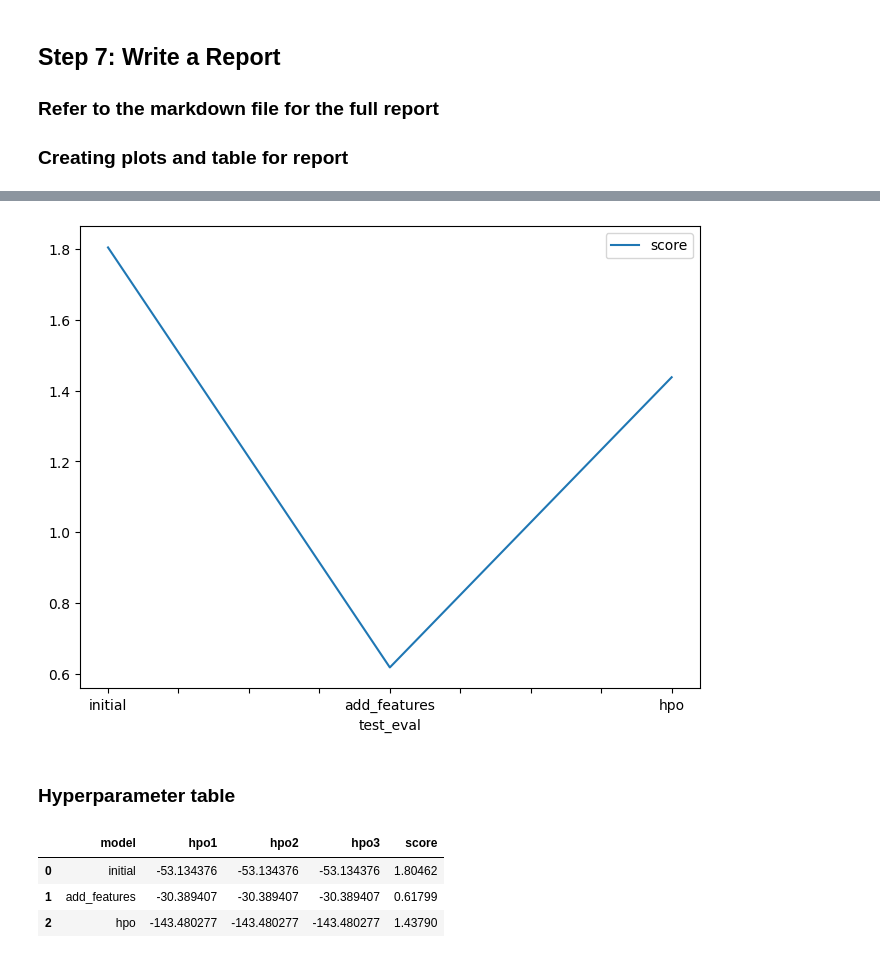
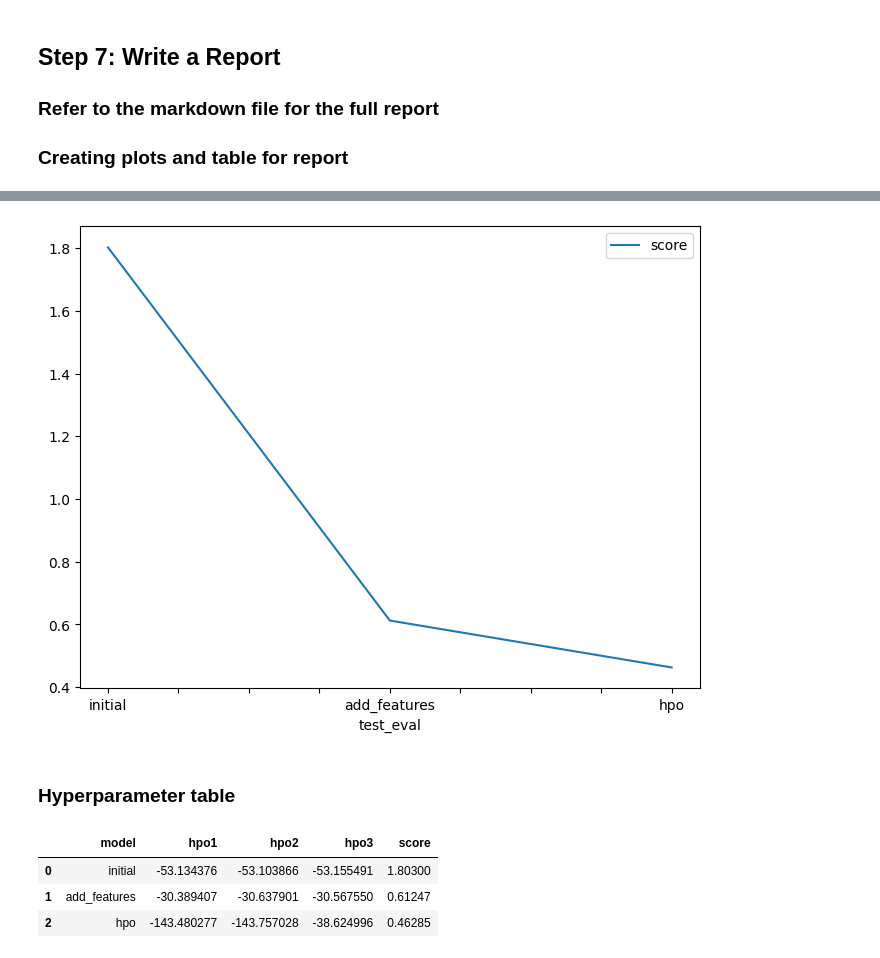
Before and after one commit to aida-hm/cd0385-project-starter, a Jupyter notebook: project1.ipynb, the cells around one changed output, grey strips where cells are left out. Cells and saved outputs as stored; diff of their text form; code cells hidden in the pictures.

```diff
--- a/project1.ipynb
+++ b/project1.ipynb
@@ -553,14 +575,14 @@ fig.savefig('model_train_score.png')
 # %%
 # Take the 3 kaggle scores and creating a line plot to show improvement
 fig = pd.DataFrame(
     {
         "test_eval": ["initial", "add_features", "hpo"],
-        "score": [1.80462, 0.61799, 1.4379]
+        "score": [1.803, 0.61247, 0.46285]
     }
 ).plot(x="test_eval", y="score", figsize=(8, 6)).get_figure()
 fig.savefig('model_test_score.png')
 # %% [output]
-[figure, old version]
+[figure, new version]
 # %% [markdown]
 ### Hyperparameter table
 # %%
@@ -568,12 +590,12 @@ fig.savefig('model_test_score.png')
 pd.DataFrame({
     "model": ["initial", "add_features", "hpo"],
     "hpo1": [-53.134376, -30.389407, -143.480277],
-    "hpo2": [-53.134376, -30.389407, -143.480277],
-    "hpo3": [-53.134376, -30.389407, -143.480277],
-    "score": [1.80462, 0.61799, 1.4379]
+    "hpo2": [-53.103866, -30.637901, -143.757028],
+    "hpo3": [-53.155491, -30.567550, -38.624996],
+    "score": [1.803, 0.61247, 0.46285]
 })
 # %% [output]
 |  | model | hpo1 | hpo2 | hpo3 | score |
-| 0 | initial | -53.134376 | -53.134376 | -53.134376 | 1.80462 |
-| 1 | add_features | -30.389407 | -30.389407 | -30.389407 | 0.61799 |
-| 2 | hpo | -143.480277 | -143.480277 | -143.480277 | 1.43790 |
+| 0 | initial | -53.134376 | -53.103866 | -53.155491 | 1.80300 |
+| 1 | add_features | -30.389407 | -30.637901 | -30.567550 | 0.61247 |
+| 2 | hpo | -143.480277 | -143.757028 | -38.624996 | 0.46285 |
```
Also changed, not shown: parts of 17 cells of this notebook.
